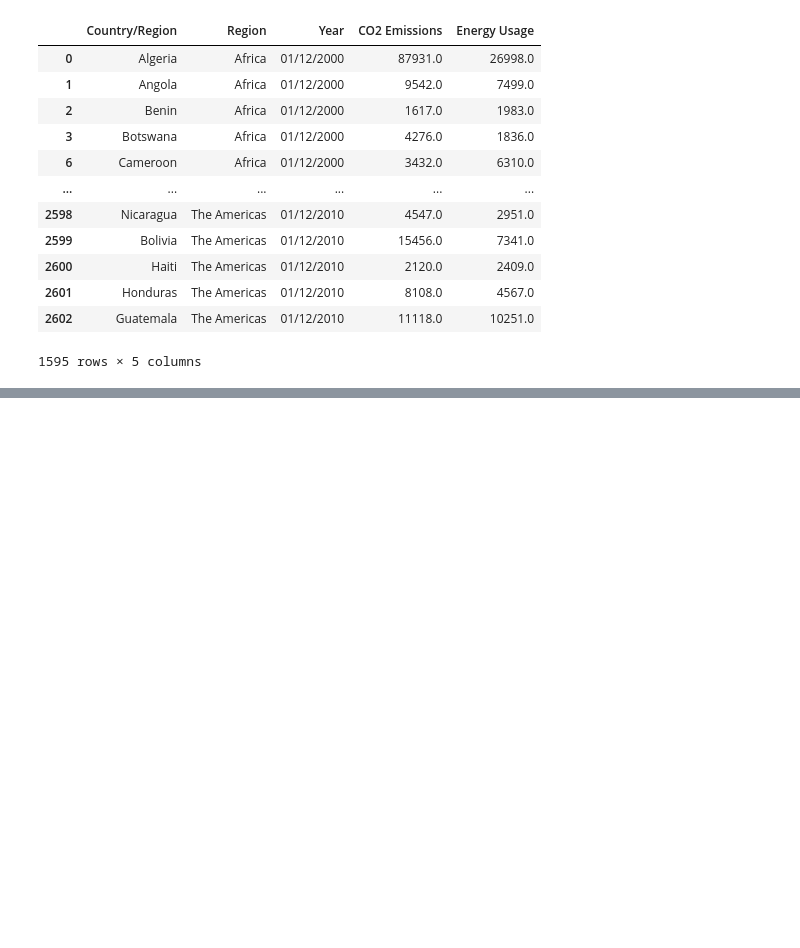
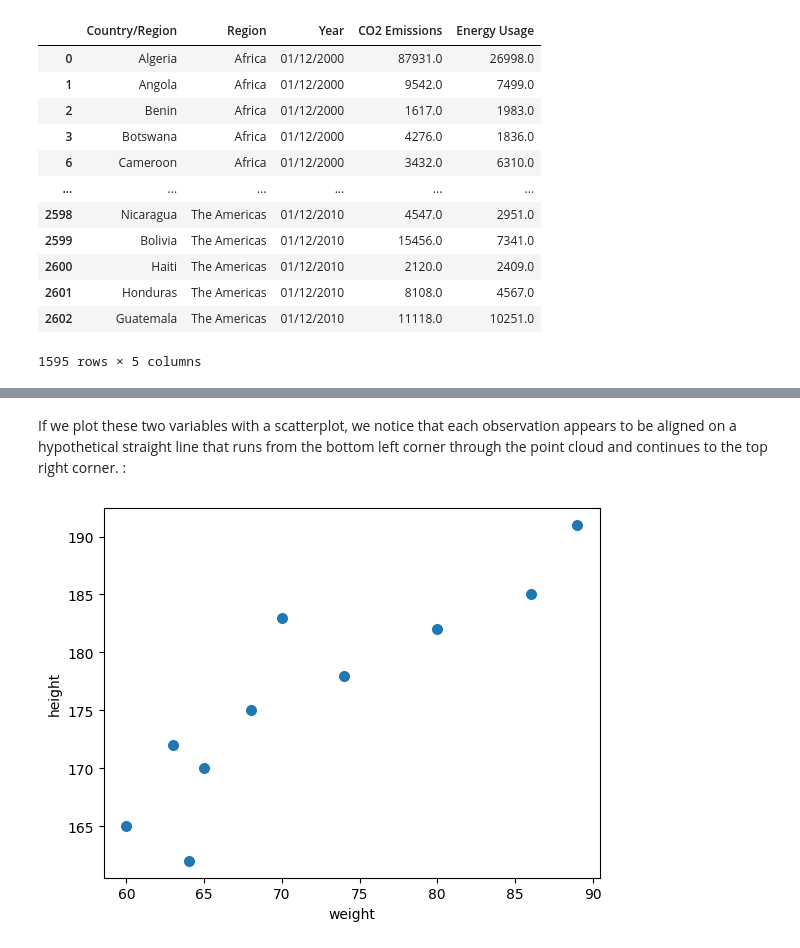
Before and after one commit to JungleKiosk/py_Global_Energy, a Jupyter notebook: py_Global_NRG.ipynb, the cells around one changed output, grey strips where cells are left out. Drawn from its saved outputs; the diff is of its cells as text; code cells hidden in the pictures; blank space fills up the shorter version.

```diff
--- a/py_Global_NRG.ipynb
+++ b/py_Global_NRG.ipynb
@@ -269,0 +282,4 @@ df_reg
+# %%
+data = pd.DataFrame(data = {'height':[175, 170, 172, 185, 165, 183, 182, 191, 178, 162],
+                            'weight':[68, 65, 63, 86, 60, 70, 80, 89, 74, 64]})
+data
@@ -269,0 +298,7 @@ df_reg
+# %% [markdown]
+If we plot these two variables with a scatterplot, we notice that each observation appears to be aligned on a hypothetical straight line that runs from the bottom left corner through the point cloud and continues to the top right corner. :
+# %%
+sns.scatterplot(data=data, x='weight', y='height', s=75) # s is diameter of the points
+plt.show()
+# %% [output]
+[figure, added]
```
Also changed, not shown: parts of 6 cells of this notebook.
